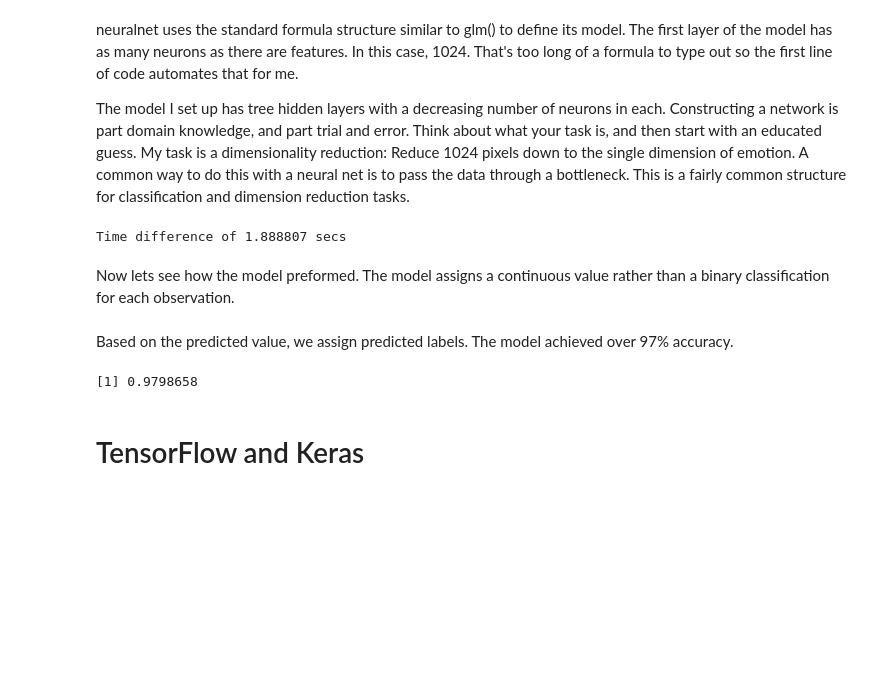
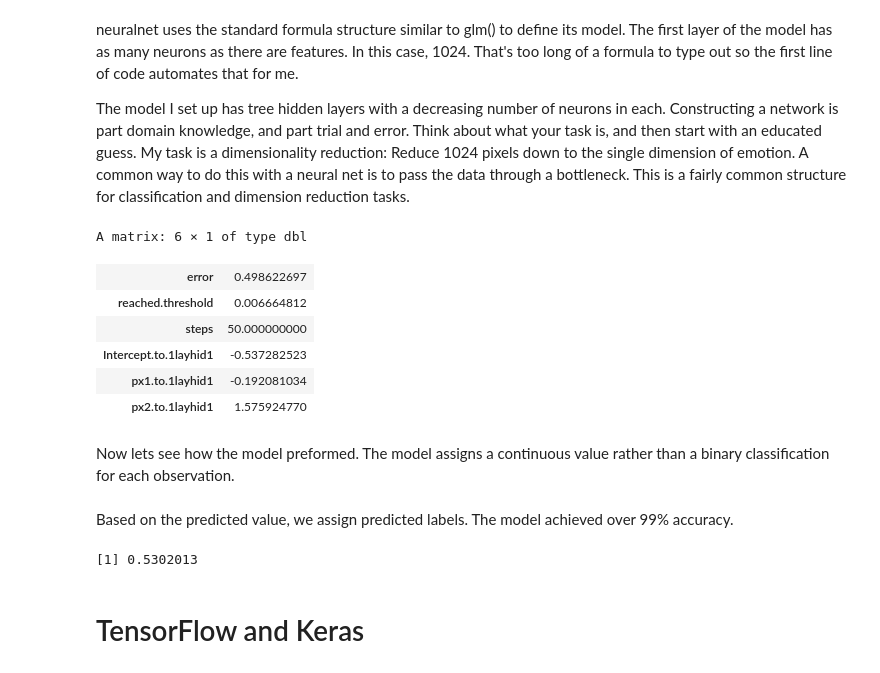
Before and after one commit to jrisi256/nnr_tutorial, a Jupyter notebook: nn_tutorial.ipynb, the cells around one changed output. Cells and saved outputs as stored; diff of their text form; code cells hidden in the pictures; blank space fills up the shorter version.

```diff
--- a/nn_tutorial.ipynb
+++ b/nn_tutorial.ipynb
@@ -141,7 +123,7 @@ Now we need to combine the data and split it in to a training and a test set. I'
 df <- read.csv('pixels.csv')
 # this will randomize the order of the data
 set.seed(123)
-df <- df[sample(1:width(df)),]
+df <- df[sample(1:nrow(df)),]
 
 # now divide the data in to training and test sets
 train <- df[1:592,]
@@ -152,15 +134,32 @@ test <- df[592:740,]
 neuralnet uses the standard formula structure similar to glm() to define its model. The first layer of the model has as many neurons as there are features. In this case, 1024. That's too long of a formula to type out so the first line of code automates that for me.
 
 The model I set up has tree hidden layers with a decreasing number of neurons in each. Constructing a network is part domain knowledge, and part trial and error. Think about what your task is, and then start with an educated guess. My task is a dimensionality reduction: Reduce 1024 pixels down to the single dimension of emotion. A common way to do this with a neural net is to pass the data through a bottleneck. This is a fairly common structure for classification and dimension reduction tasks.
-# %%
-# define the formula
-f <- as.formula(paste('label ~', paste(col_names, collapse = " + ")))
-
-# train the network
-set.seed(123)
-nn <- neuralnet(f, data=train, hidden = c(128, 16, 8), linear.output = FALSE)
-# %% [output]
-Time difference of 1.888807 secs
+# %%
+# define the formula
+f <- as.formula(paste('label ~', paste(colnames(df[,1:1024]), collapse = " + ")))
+
+# train the network
+set.seed(123)
+nn <- neuralnet(f,
+                data=train,
+                stepmax = 1e+05, # the maximum number of training steps
+                learningrate.factor = list(minus = 0.5, plus = 1.2), # try adjusting the learning rate if your model doesn't converge
+                hidden = c(128, 32, 8), # The hidden layers a number of neurons in each
+                linear.output = FALSE, # The type of output. True for regression tasks, False for classification
+                algorithm = 'rprop+', # The algorith for calculating the network
+                act.fct = 'logistic' # The activation function used between neurons
+                )
+
+# this provides a quick view of the training results
+head(nn$result.matrix)
+# %% [output]
+A matrix: 6 × 1 of type dbl
+| error | 0.498622697 |
+| reached.threshold | 0.006664812 |
+| steps | 50.000000000 |
+| Intercept.to.1layhid1 | -0.537282523 |
+| px1.to.1layhid1 | -0.192081034 |
+| px2.to.1layhid1 | 1.575924770 |
 # %% [markdown]
 Now lets see how the model preformed. The model assigns a continuous value rather than a binary classification for each observation.
 # %%
@@ -175,14 +174,14 @@ r_df <- data.frame(actual=test$label, prob = results$net.result)
 # %% [markdown]
-Based on the predicted value, we assign predicted labels. The model achieved over 97% accuracy.
+Based on the predicted value, we assign predicted labels. The model achieved over 99% accuracy.
 # %%
 # If the predicted value is over, .5 label happy happy, otherwise angry
 r_df$pred <- ifelse(r_df$prob > 0.5, 1, 0)
 # flag correct predictions
 r_df$correct <- ifelse(r_df$pred == r_df$actual, 1, 0)
 # calculate the accuracy of predictions
-sum(r_df$correct)/width(r_df)
+sum(r_df$correct)/nrow(r_df)
 # %% [output]
-[1] 0.9798658
+[1] 0.5302013
 # %% [markdown]
 # TensorFlow and Keras
 # %% [markdown]
```
Also changed, not shown: parts of 3 cells of this notebook, 2 other files.
